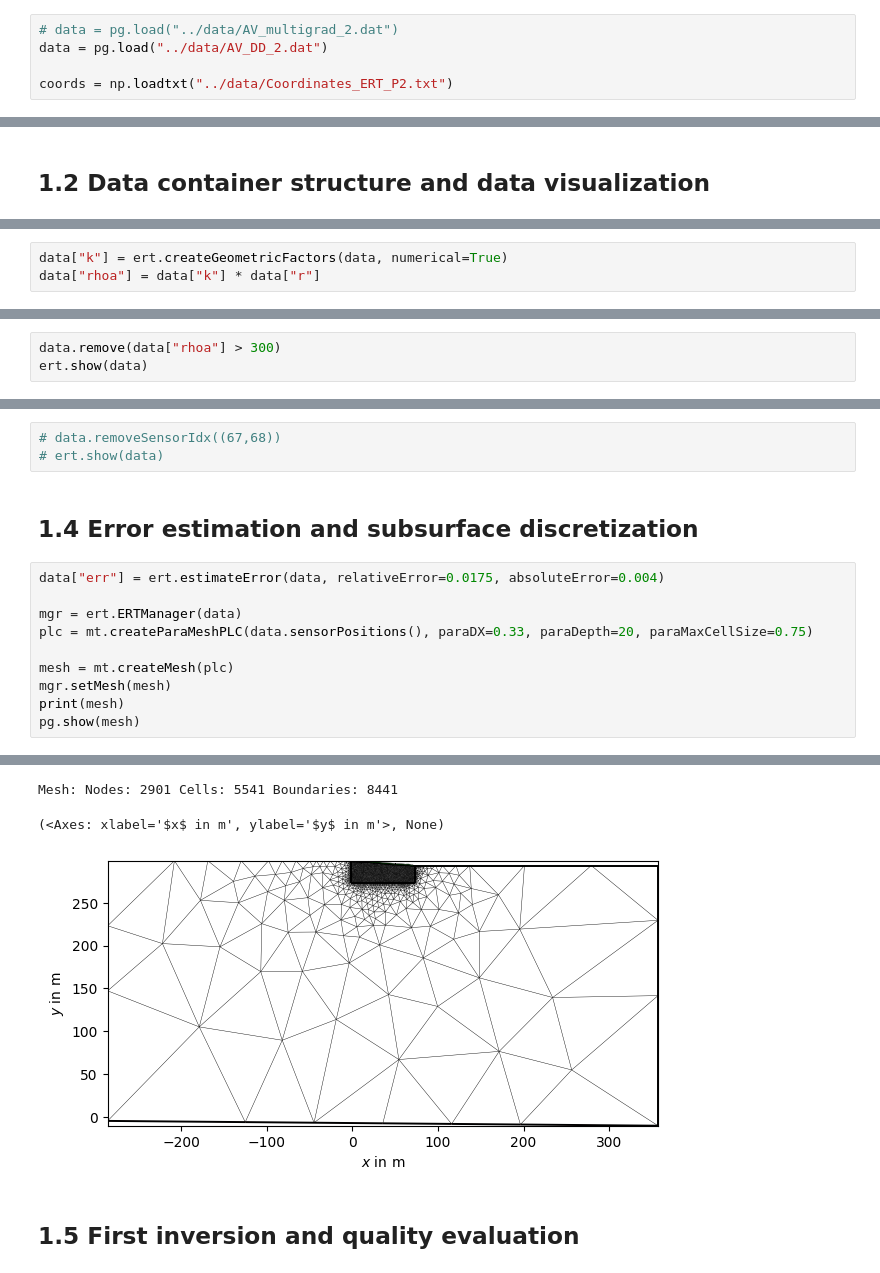
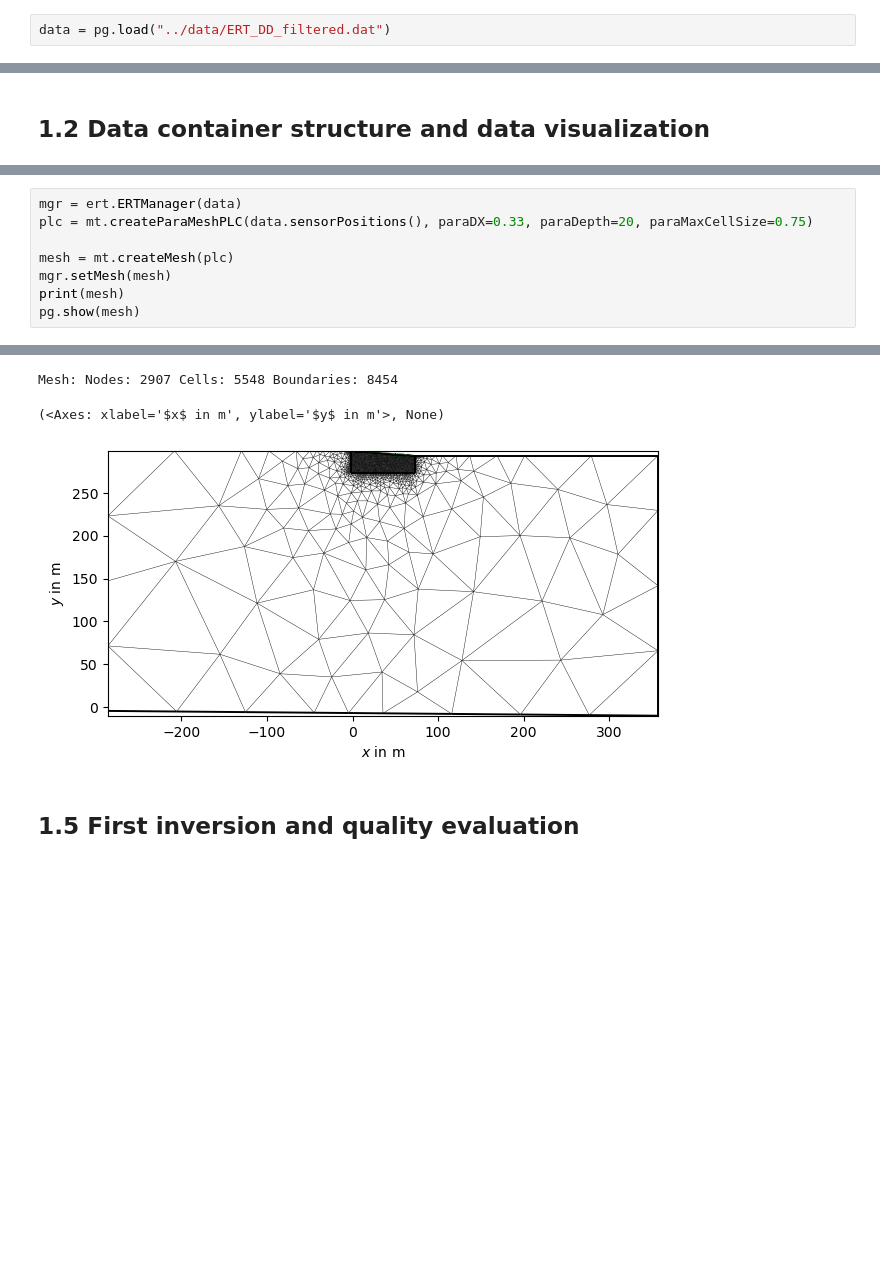
Before and after one commit to gimli-org/nsg26, a Jupyter notebook: 02_advanced_regularization/borehole_constraint.ipynb, the cells around one changed output, grey strips where cells are left out. Drawn from its saved outputs; the diff is of its cells as text; blank space fills up the shorter version.

```diff
--- a/02_advanced_regularization/borehole_constraint.ipynb
+++ b/02_advanced_regularization/borehole_constraint.ipynb
@@ -33,7 +33,4 @@ import pygimli.meshtools as mt
 # %% [markdown]
 ## 1.1 Data import and sensor position definition
 # %%
-# data = pg.load("../data/AV_multigrad_2.dat")
-data = pg.load("../data/AV_DD_2.dat")
-
-coords = np.loadtxt("../data/Coordinates_ERT_P2.txt")
+data = pg.load("../data/ERT_DD_filtered.dat")
@@ -67,3 +47,0 @@ Data: Sensors: 72 data: 2949, nonzero entries: ['a', 'b', 'i', 'm', 'n', 'r', 'u
-# %%
-data["k"] = ert.createGeometricFactors(data, numerical=True)
-data["rhoa"] = data["k"] * data["r"]
@@ -89,3 +52,0 @@ plt.show()
-# %%
-data.remove(data["rhoa"] > 300)
-ert.show(data)
@@ -95,11 +53,4 @@ ert.show(data)
-# %%
-# data.removeSensorIdx((67,68))
-# ert.show(data)
-# %% [markdown]
-## 1.4 Error estimation and subsurface discretization
 # %%
-data["err"] = ert.estimateError(data, relativeError=0.0175, absoluteError=0.004)
-
 mgr = ert.ERTManager(data)
 plc = mt.createParaMeshPLC(data.sensorPositions(), paraDX=0.33, paraDepth=20, paraMaxCellSize=0.75)
 
@@ -113,6 +64,6 @@ pg.show(mesh)
-Mesh: Nodes: 2901 Cells: 5541 Boundaries: 8441
+Mesh: Nodes: 2907 Cells: 5548 Boundaries: 8454
 (<Axes: xlabel='$x$ in m', ylabel='$y$ in m'>, None)
-[figure, old version]
+[figure, new version]
 # %% [markdown]
 ## 1.5 First inversion and quality evaluation
 # %%
```
Also changed, not shown: parts of 20 cells of this notebook, 3 other files.
